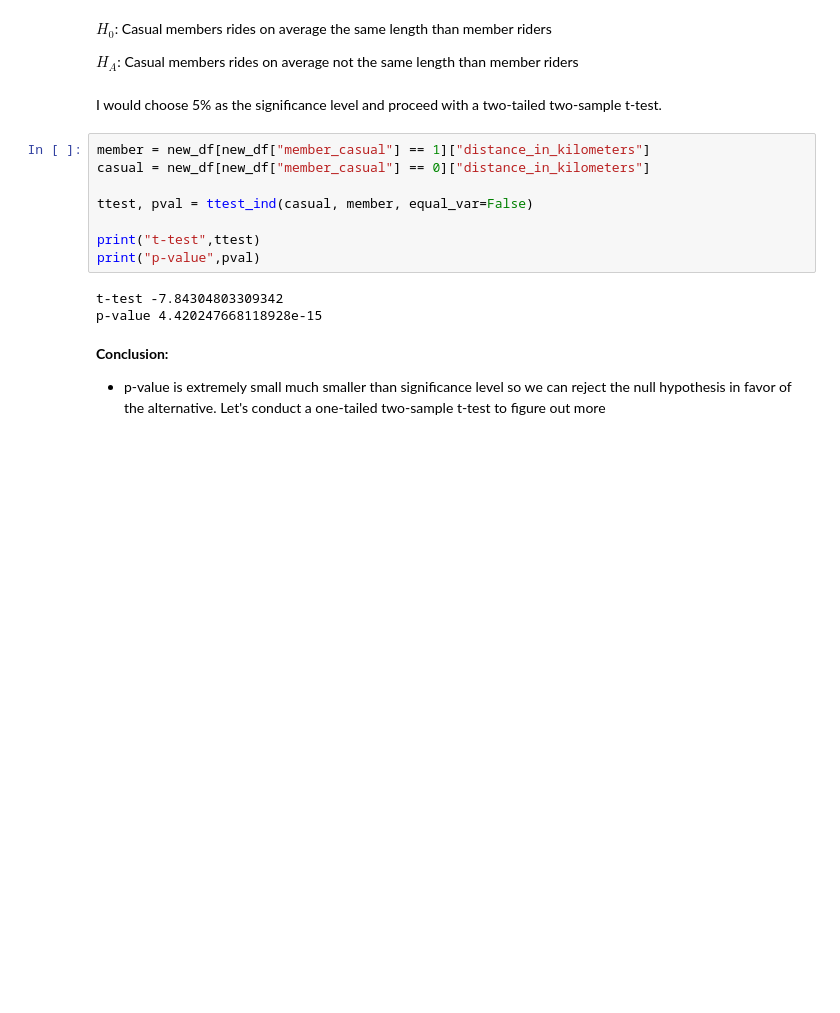
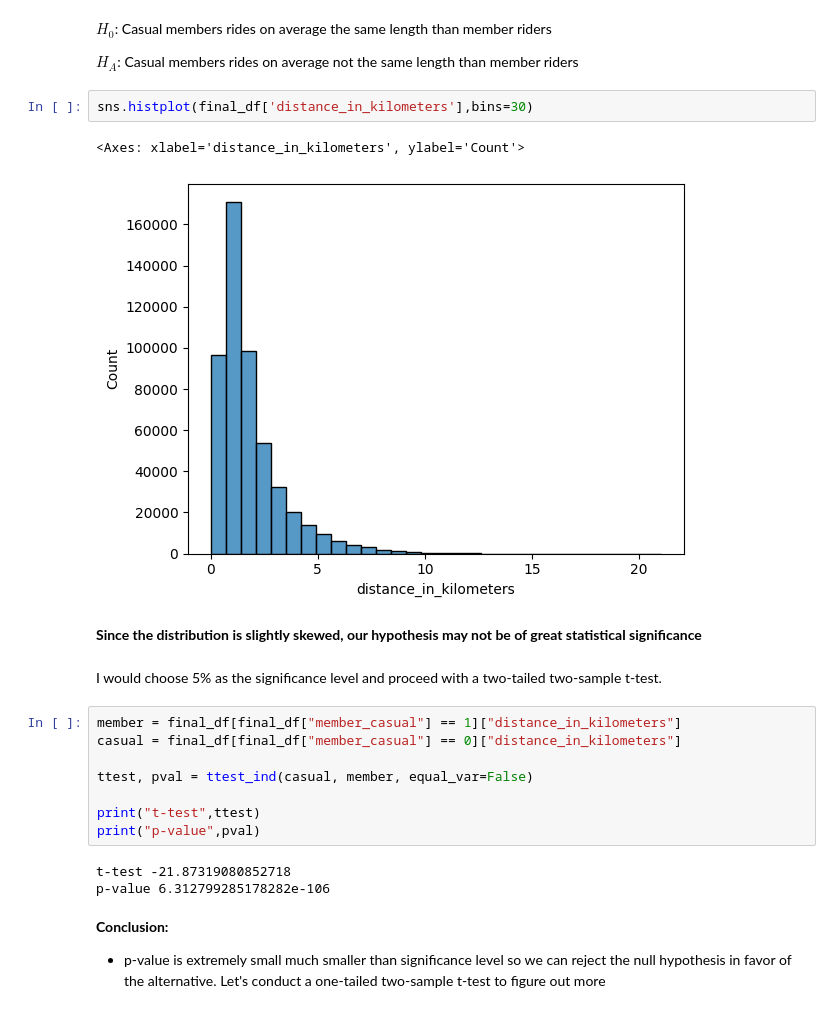
Before and after one commit to ndminh2003/Divvy_Bike_Case_Study_Analysis, a Jupyter notebook: divvy-casestudy.ipynb, the cells around one changed output. Drawn from its saved outputs; the diff is of its cells as text; blank space fills up the shorter version.

```diff
--- a/divvy-casestudy.ipynb
+++ b/divvy-casestudy.ipynb
@@ -519,19 +524,26 @@ p-value 1.0
 **$H_0$**: Casual members rides on average the same length than member riders
 
 **$H_A$**: Casual members rides on average not the same length than member riders
+# %%
+sns.histplot(final_df['distance_in_kilometers'],bins=30)
+# %% [output]
+<Axes: xlabel='distance_in_kilometers', ylabel='Count'>
+[figure, added]
+# %% [markdown]
+**Since the distribution is slightly skewed, our hypothesis may not be of great statistical significance**
 # %% [markdown]
 I would choose 5% as the significance level and proceed with a two-tailed two-sample t-test.
 # %%
-member = new_df[new_df["member_casual"] == 1]["distance_in_kilometers"]
-casual = new_df[new_df["member_casual"] == 0]["distance_in_kilometers"]
+member = final_df[final_df["member_casual"] == 1]["distance_in_kilometers"]
+casual = final_df[final_df["member_casual"] == 0]["distance_in_kilometers"]
 
 ttest, pval = ttest_ind(casual, member, equal_var=False)
 
 print("t-test",ttest)
 print("p-value",pval)
 # %% [output]
-t-test -7.84304803309342
-p-value 4.420247668118928e-15
+t-test -21.87319080852718
+p-value 6.312799285178282e-106
 # %% [markdown]
 **Conclusion:**
 * p-value is extremely small much smaller than significance level so we can reject the null hypothesis in favor of the alternative. Let's conduct a one-tailed two-sample t-test to figure out more
```
Also changed, not shown: parts of 33 cells of this notebook.
